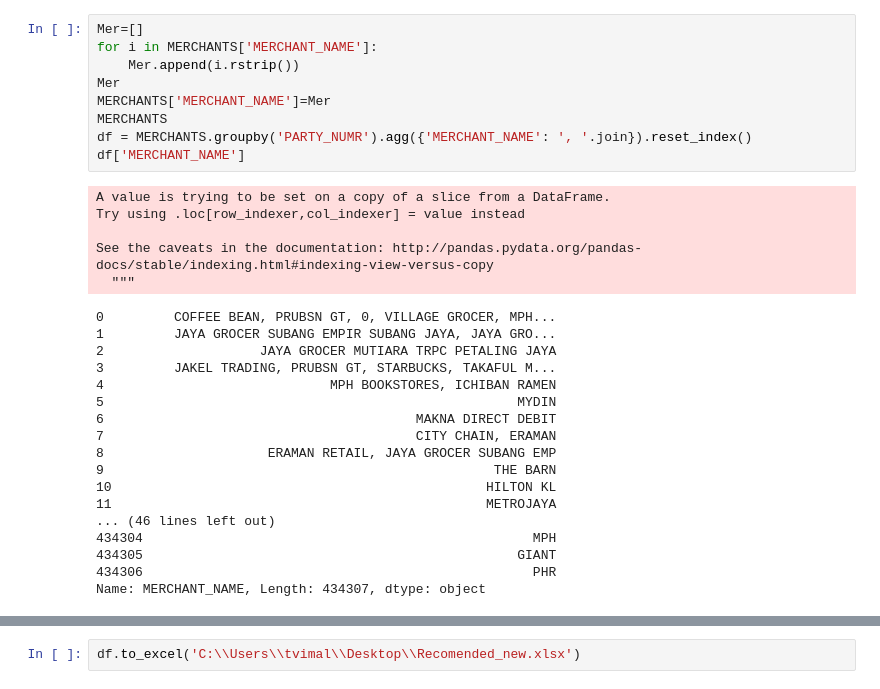
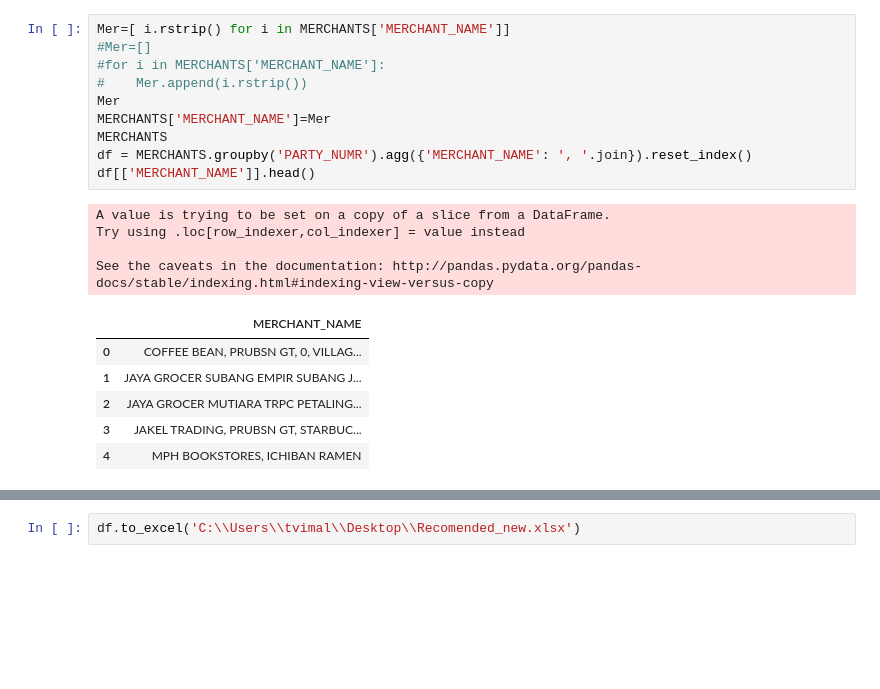
Before and after one commit to vimal-dharmalingam/Sensors-IoT, a Jupyter notebook: APRIORI_MERCHANT_RECOMMENDATION.ipynb, the cells around one changed output, grey strips where cells are left out. Drawn from its saved outputs; the diff is of its cells as text; blank space fills up the shorter version.

```diff
--- a/APRIORI_MERCHANT_RECOMMENDATION.ipynb
+++ b/APRIORI_MERCHANT_RECOMMENDATION.ipynb
@@ -54,36 +31,25 @@ STARBUCKS                                  6519
 Name: MERCHANT_NAME, dtype: int64
 # %%
-Mer=[]
-for i in MERCHANTS['MERCHANT_NAME']:
-    Mer.append(i.rstrip())
+Mer=[ i.rstrip() for i in MERCHANTS['MERCHANT_NAME']]
+#Mer=[]
+#for i in MERCHANTS['MERCHANT_NAME']:
+#    Mer.append(i.rstrip())
 Mer
 MERCHANTS['MERCHANT_NAME']=Mer
 MERCHANTS
 df = MERCHANTS.groupby('PARTY_NUMR').agg({'MERCHANT_NAME': ', '.join}).reset_index()
-df['MERCHANT_NAME']
+df[['MERCHANT_NAME']].head()
 # %% [output]
 A value is trying to be set on a copy of a slice from a DataFrame.
 Try using .loc[row_indexer,col_indexer] = value instead
 
 See the caveats in the documentation: http://pandas.pydata.org/pandas-docs/stable/indexing.html#indexing-view-versus-copy
-  """
-0         COFFEE BEAN, PRUBSN GT, 0, VILLAGE GROCER, MPH...
-1         JAYA GROCER SUBANG EMPIR SUBANG JAYA, JAYA GRO...
-2                    JAYA GROCER MUTIARA TRPC PETALING JAYA
-3         JAKEL TRADING, PRUBSN GT, STARBUCKS, TAKAFUL M...
-4                             MPH BOOKSTORES, ICHIBAN RAMEN
-5                                                     MYDIN
-6                                        MAKNA DIRECT DEBIT
-7                                        CITY CHAIN, ERAMAN
-8                     ERAMAN RETAIL, JAYA GROCER SUBANG EMP
-9                                                  THE BARN
-10                                                HILTON KL
-11                                                METROJAYA
-... (46 lines left out)
-434304                                                  MPH
-434305                                                GIANT
-434306                                                  PHR
-Name: MERCHANT_NAME, Length: 434307, dtype: object
+|  | MERCHANT_NAME |
+| 0 | COFFEE BEAN, PRUBSN GT, 0, VILLAG... |
+| 1 | JAYA GROCER SUBANG EMPIR SUBANG J... |
+| 2 | JAYA GROCER MUTIARA TRPC PETALING... |
+| 3 | JAKEL TRADING, PRUBSN GT, STARBUC... |
+| 4 | MPH BOOKSTORES, ICHIBAN RAMEN |
 # %%
 lst=list(df.MERCHANT_NAME)
 lst
```
Also changed, not shown: parts of 8 cells of this notebook, 6 other files.
